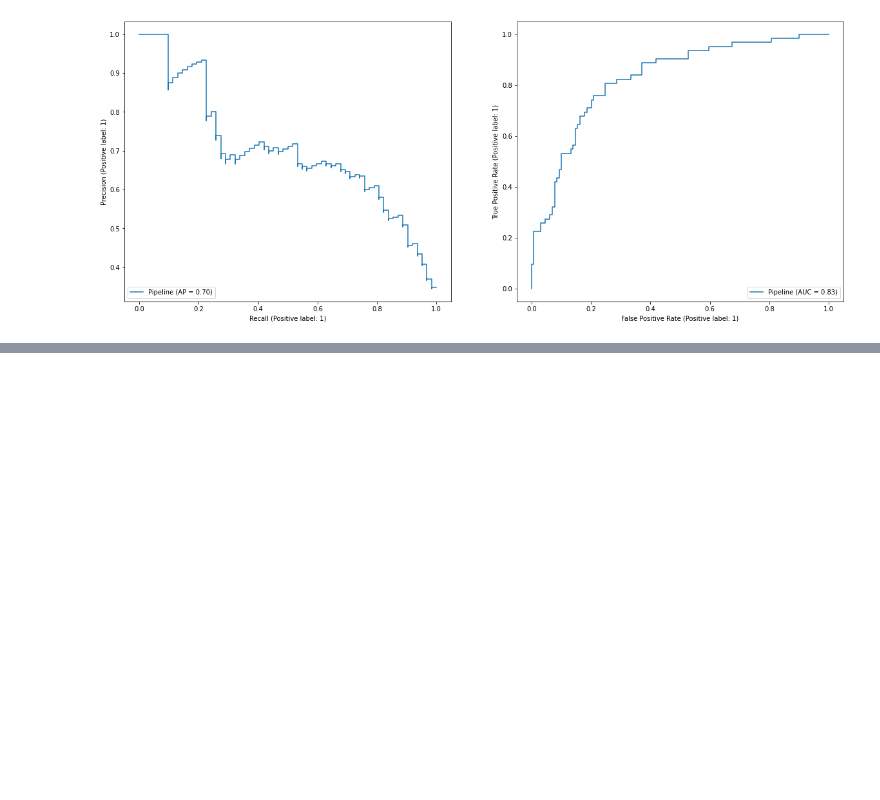
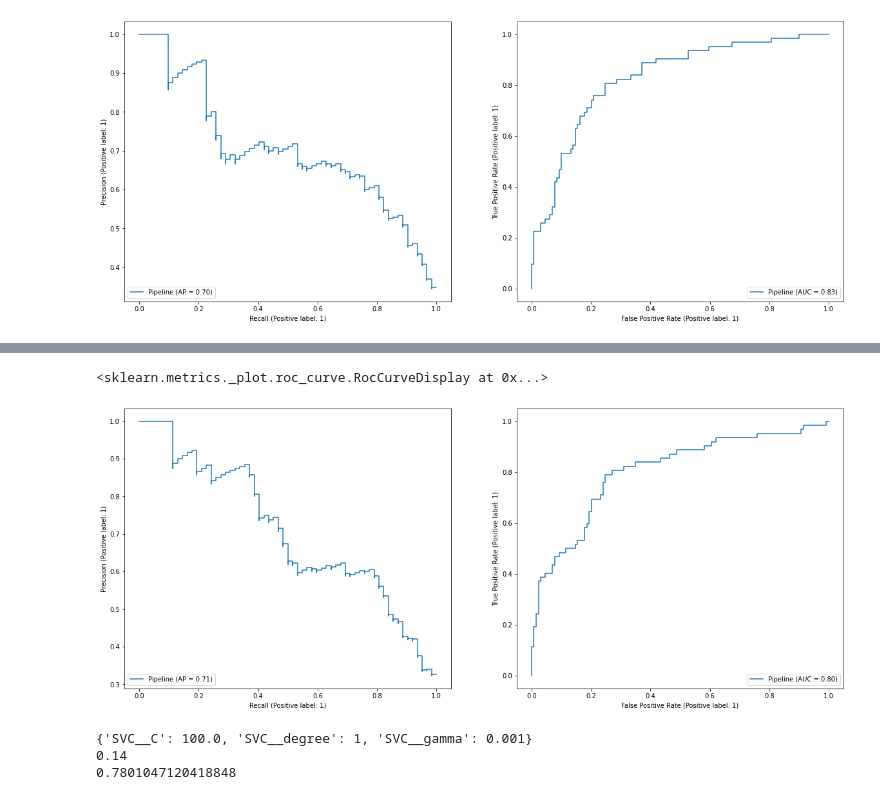
Before and after one commit to JaviCeRodriguez/Heart-Failure-ML, a Jupyter notebook: classification.ipynb, the cells around one changed output, grey strips where cells are left out. Drawn from its saved outputs; the diff is of its cells as text; code cells hidden in the pictures; blank space fills up the shorter version.

```diff
--- a/classification.ipynb
+++ b/classification.ipynb
@@ -95,0 +142,7 @@ plot_roc_curve(lr_model, feat_train, targ_train,ax=ax2)
+# %%
+fig, (ax1, ax2) = plt.subplots(1, 2, figsize=(20, 8))
+plot_precision_recall_curve(svml_model, feat_train, targ_train,ax=ax1)
+plot_roc_curve(svml_model, feat_train, targ_train,ax=ax2)
+# %% [output]
+<sklearn.metrics._plot.roc_curve.RocCurveDisplay at 0x...>
+[figure, added]
@@ -95,0 +157,9 @@ plot_roc_curve(lr_model, feat_train, targ_train,ax=ax2)
+# %%
+svm_model = grilla.best_estimator_
+print(grilla.best_params_)
+print(grilla.best_score_)
+print(accuracy_score(targ_train, svm_model.predict(feat_train)))
+# %% [output]
+{'SVC__C': 100.0, 'SVC__degree': 1, 'SVC__gamma': 0.001}
+0.14
+0.7801047120418848
```
Also changed, not shown: parts of 11 cells of this notebook.
